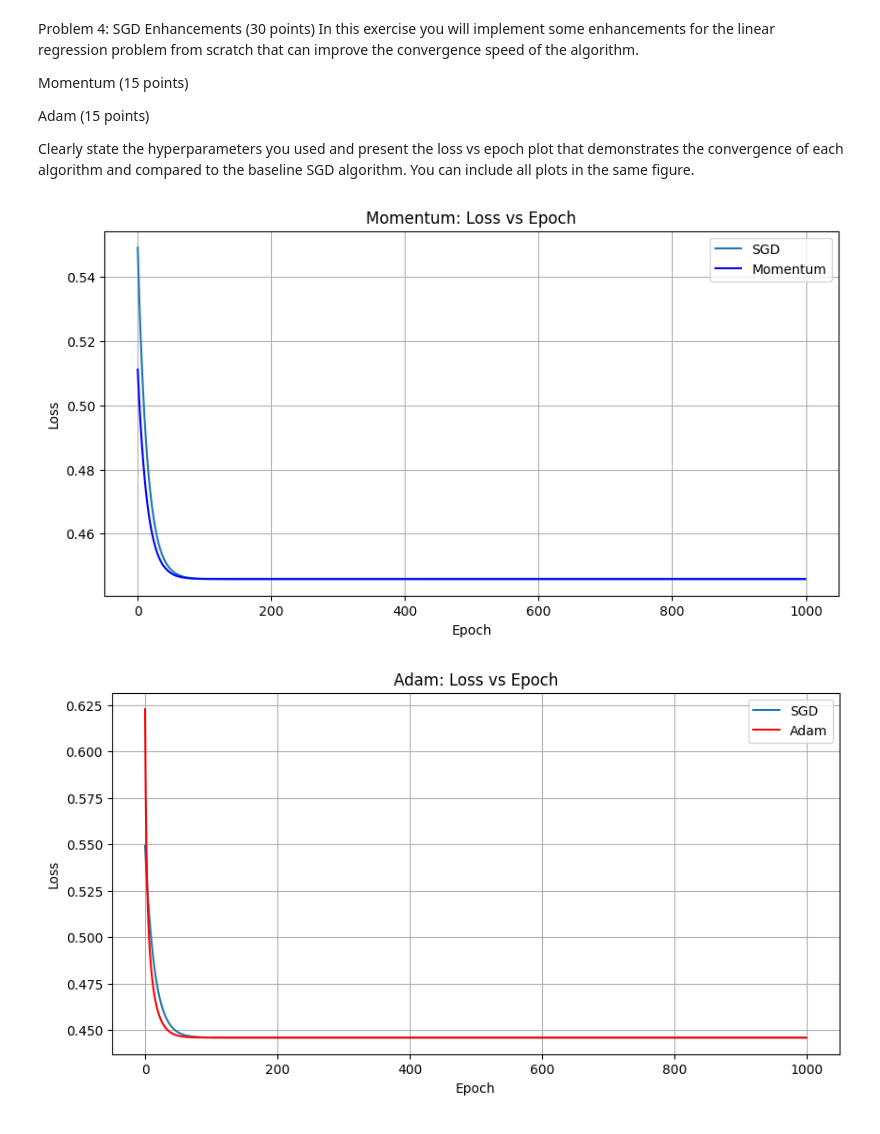
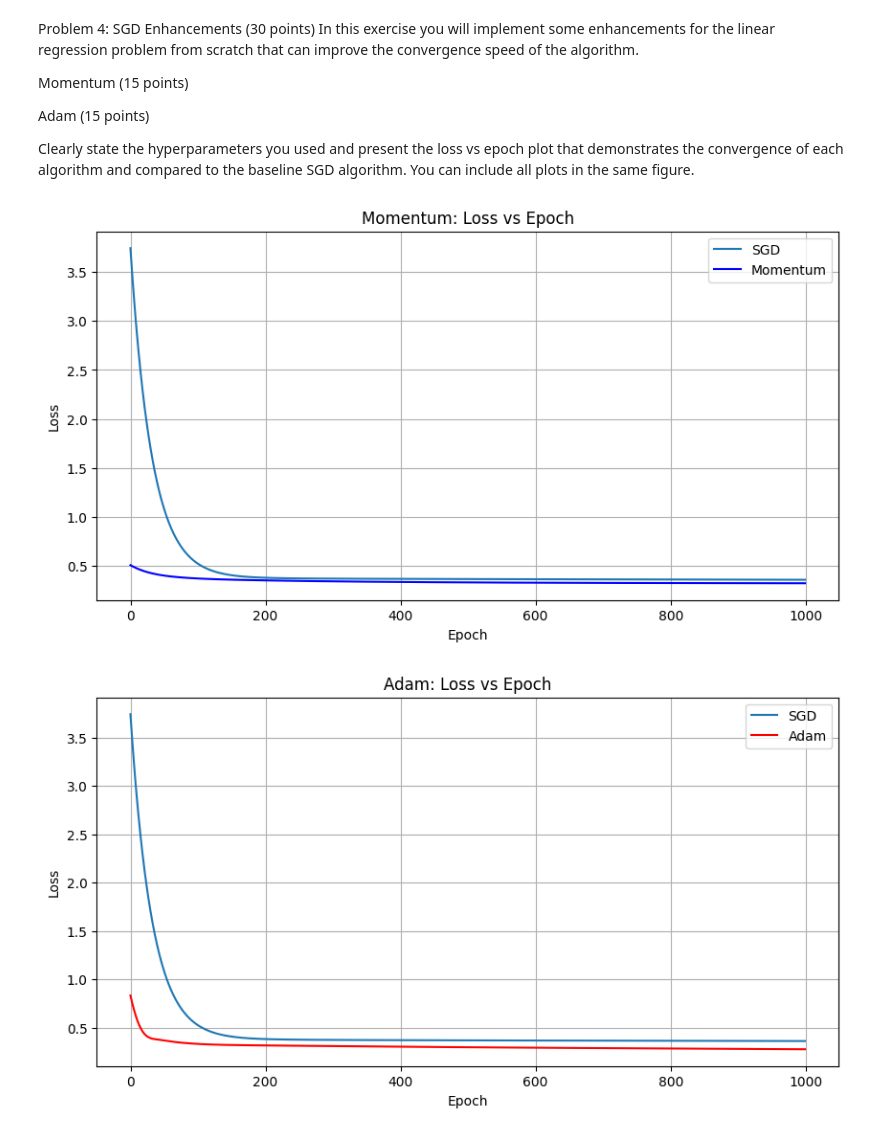
Before and after one commit to SandeebAdhikari/Introduction_to_AI, a Jupyter notebook: assignment-2/Assignment1_Part2_Outputs.ipynb, the cells around one changed output. Drawn from its saved outputs; the diff is of its cells as text; code cells hidden in the pictures.

```diff
--- a/assignment-2/Assignment1_Part2_Outputs.ipynb
+++ b/assignment-2/Assignment1_Part2_Outputs.ipynb
@@ -100,14 +100,15 @@ class LinearRegression:
     def __init__(self):
         self.w = None
 
-    def forward(self, x):
-        return np.dot(x, self.w)
+    def forward(self, X):
+        return np.dot(X, self.w)
 
     def compute_loss(self, y_pred, y_true):
         return np.mean((y_pred - y_true) ** 2)
 
-    def backward(self, x, y_pred, y_true):
-        return np.dot(x.T, y_pred - y_true) / len(x)
+    def backward(self, X, y_pred, y_true):
+        gradient = np.dot(X.T, y_pred - y_true) / len(X)
+        return gradient
 
 # Baseline SGD
 def sgd_update(model, gradient, learning_rate):
@@ -142,6 +143,10 @@ def sinusoidal(x):
 # Generate training data
 x_train, y_train = create_toy_data(sinusoidal, 10, 0.25)
 
+# Transform input data to polynomial features
+X_train = np.column_stack((x_train**0, x_train**1, x_train**2, x_train**3))
+input_dim = X_train.shape[1]
+
 # Define hyperparameters
 learning_rate = 0.01
 momentum = 0.9
@@ -150,80 +155,70 @@ beta2 = 0.999
 epsilon = 1e-8
 epochs = 1000
 
-# Initialize linear regression model
-model = LinearRegression()
-model.w = np.random.randn(1)  # Initialize weights randomly
+# Initialize linear regression model for Baseline SGD
+model_sgd = LinearRegression()
+model_sgd.w = np.random.randn(input_dim)  # Initialize weights randomly
+
+# Initialize linear regression model for Momentum
+model_momentum = LinearRegression()
+model_momentum.w = np.random.randn(input_dim)  # Initialize weights randomly
+velocity = 0
+
+# Initialize linear regression model for Adam
+model_adam = LinearRegression()
+model_adam.w = np.random.randn(input_dim)  # Initialize weights randomly
+m = 0
+v = 0
 
 # Training loop for Baseline SGD
 loss_history_sgd = []
 for epoch in range(epochs):
-    for x, y_true in zip(x_train, y_train):
-        x = np.array([x])  # Convert x to a 2D array
-        y_pred = model.forward(x)
-        gradient = model.backward(x, y_pred, y_true)
-        sgd_update(model, gradient, learning_rate)
-    y_pred_epoch = model.forward(x_train[:, np.newaxis])
-    loss_epoch = model.compute_loss(y_pred_epoch, y_train)
+    y_pred_epoch = model_sgd.forward(X_train)
+    loss_epoch = model_sgd.compute_loss(y_pred_epoch, y_train)
     loss_history_sgd.append(loss_epoch)
-
-# Initialize linear regression model for Momentum
-model = LinearRegression()
-model.w = np.random.randn(1)  # Initialize weights randomly
-velocity = 0
+    gradient = model_sgd.backward(X_train, y_pred_epoch, y_train)
+    sgd_update(model_sgd, gradient, learning_rate)
 
 # Training loop for Momentum
 loss_history_momentum = []
 for epoch in range(epochs):
-    for x, y_true in zip(x_train, y_train):
-        x = np.array([x])  # Convert x to a 2D array
-        y_pred = model.forward(x)
-        gradient = model.backward(x, y_pred, y_true)
-        momentum_update(model, gradient, learning_rate, momentum, velocity)
-    y_pred_epoch = model.forward(x_train[:, np.newaxis])
-    loss_epoch = model.compute_loss(y_pred_epoch, y_train)
+    y_pred_epoch = model_momentum.forward(X_train)
+    loss_epoch = model_momentum.compute_loss(y_pred_epoch, y_train)
     loss_history_momentum.append(loss_epoch)
-
-# Initialize linear regression model for Adam
-model = LinearRegression()
-model.w = np.random.randn(1)  # Initialize weights randomly
-m = 0
-v = 0
+    gradient = model_momentum.backward(X_train, y_pred_epoch, y_train)
+    momentum_update(model_momentum, gradient, learning_rate, momentum, velocity)
 
 # Training loop for Adam
 loss_history_adam = []
 for epoch in range(epochs):
-    for x, y_true in zip(x_train, y_train):
-        x = np.array([x])  # Convert x to a 2D array
-        y_pred = model.forward(x)
-        gradient = model.backward(x, y_pred, y_true)
-        m, v = adam_update(model, gradient, learning_rate, beta1, beta2, epsilon, m, v, epoch + 1)
-    y_pred_epoch = model.forward(x_train[:, np.newaxis])
-    loss_epoch = model.compute_loss(y_pred_epoch, y_train)
+    y_pred_epoch = model_adam.forward(X_train)
+    loss_epoch = model_adam.compute_loss(y_pred_epoch, y_train)
     loss_history_adam.append(loss_epoch)
-
+    gradient = model_adam.backward(X_train, y_pred_epoch, y_train)
+    m, v = adam_update(model_adam, gradient, learning_rate, beta1, beta2, epsilon, m, v, epoch + 1)
 
 
 # Plot loss versus epoch for Momentum
 plt.figure(figsize=(10, 5))
 plt.plot(loss_history_sgd, label='SGD')
 plt.plot(loss_history_momentum, label='Momentum', color='blue')
 plt.xlabel('Epoch')
 plt.ylabel('Loss')
 plt.title('Momentum: Loss vs Epoch')
 plt.legend()
 plt.grid(True)
 plt.show()
 
 # Plot loss versus epoch for Adam
 plt.figure(figsize=(10, 5))
 plt.plot(loss_history_sgd, label='SGD')
 plt.plot(loss_history_adam, label='Adam', color='red')
 plt.xlabel('Epoch')
 plt.ylabel('Loss')
 plt.title('Adam: Loss vs Epoch')
 plt.legend()
 plt.grid(True)
 plt.show()
 # %% [output]
-[figure, old version]
+[figure, new version]
-[figure, old version]
+[figure, new version]
```
Also changed, not shown: parts of 1 cell of this notebook.
